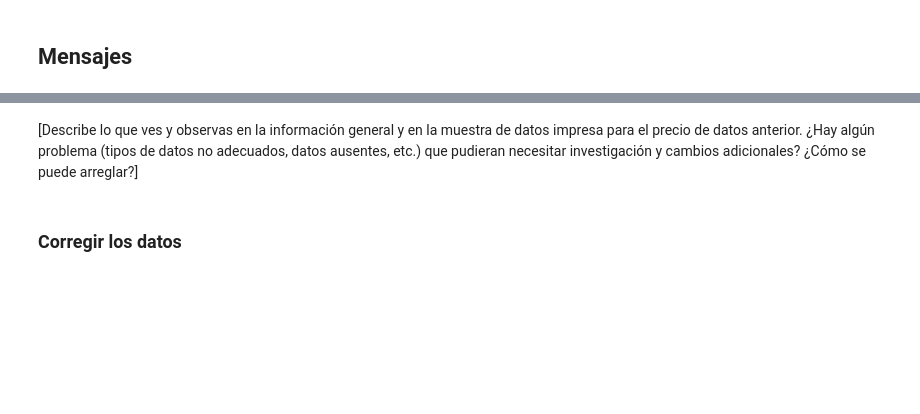
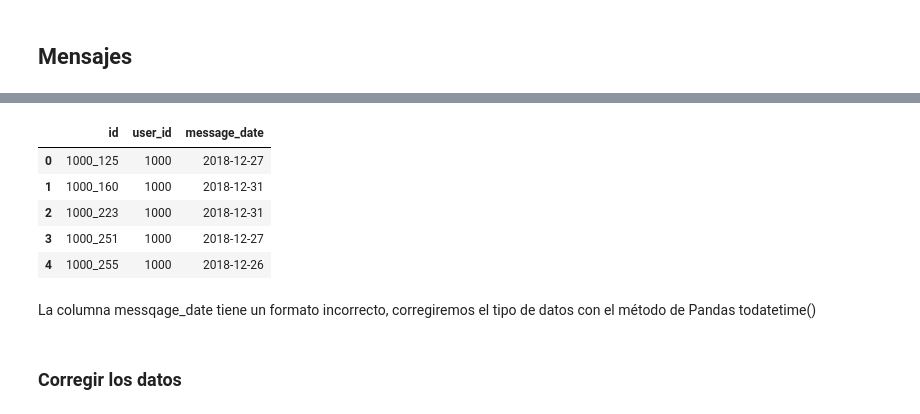
Before and after one commit to carloscarranza2486/tripleten-data-science, a Jupyter notebook: sprint-05-data_statistical-analysis/final_project_megaline_fees/notebook.ipynb, the cells around one changed output, grey strips where cells are left out. Saved outputs shown, nothing was run; the diff lists cells and outputs as text; code cells hidden in the pictures; blank space fills up the shorter version.

```diff
--- a/sprint-05-data_statistical-analysis/final_project_megaline_fees/notebook.ipynb
+++ b/sprint-05-data_statistical-analysis/final_project_megaline_fees/notebook.ipynb
@@ -239,7 +251,15 @@ None
 # %%
 # Imprime una muestra de datos para los mensajes
+messages_df.head()
+# %% [output]
+|  | id | user_id | message_date |
+| 0 | 1000_125 | 1000 | 2018-12-27 |
+| 1 | 1000_160 | 1000 | 2018-12-31 |
+| 2 | 1000_223 | 1000 | 2018-12-31 |
+| 3 | 1000_251 | 1000 | 2018-12-27 |
+| 4 | 1000_255 | 1000 | 2018-12-26 |
-# %% [markdown]
-[Describe lo que ves y observas en la información general y en la muestra de datos impresa para el precio de datos anterior. ¿Hay algún problema (tipos de datos no adecuados, datos ausentes, etc.) que pudieran necesitar investigación y cambios adicionales? ¿Cómo se puede arreglar?]
+# %% [markdown]
+La columna messqage_date tiene un formato incorrecto, corregiremos el tipo de datos con el método de Pandas todatetime()
 # %% [markdown]
 ### Corregir los datos
 # %% [markdown]
```
Also changed, not shown: parts of 19 cells of this notebook.
